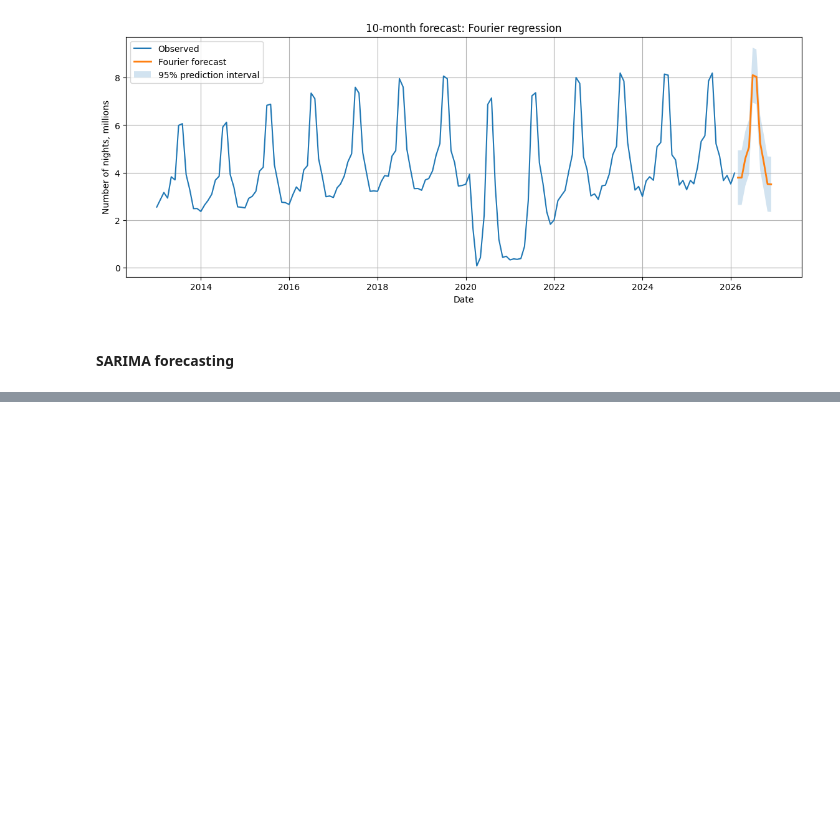
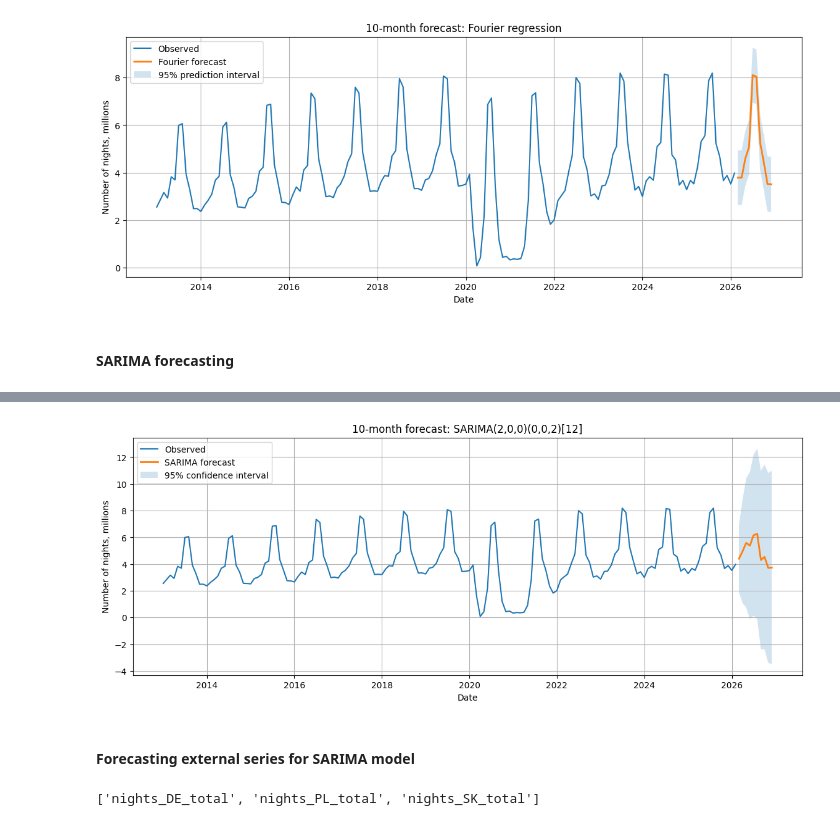
Before and after one commit to nievsky/TourismAnalysis_TimeSeries, a Jupyter notebook: main.ipynb, the cells around one changed output, grey strips where cells are left out. Saved outputs shown, nothing was run; the diff lists cells and outputs as text; code cells hidden in the pictures; blank space fills up the shorter version.

```diff
--- a/main.ipynb
+++ b/main.ipynb
@@ -1636,3 +1636,9 @@ plt.show()
 [figure]
 # %% [markdown]
 #### SARIMA forecasting
+# %%
+sarima_forecast_res = sarima_fit.get_forecast(steps=future_steps)
+sarima_forecast = sarima_forecast_res.summary_frame(alpha=0.05)
+sarima_forecast.index = future_index
+
+display(sarima_forecast)
@@ -1638,0 +1657,34 @@ plt.show()
+# %%
+plt.figure(figsize=(14, 5))
+
+plt.plot(y.index, y / 1_000_000, label="Observed")
+plt.plot(
+    sarima_forecast.index,
+    sarima_forecast["mean"] / 1_000_000,
+    label="SARIMA forecast",
+    linewidth=2
+)
+
+plt.fill_between(
+    sarima_forecast.index,
+    sarima_forecast["mean_ci_lower"] / 1_000_000,
+    sarima_forecast["mean_ci_upper"] / 1_000_000,
+    alpha=0.2,
+    label="95% confidence interval"
+)
+
+plt.title("10-month forecast: SARIMA(2,0,0)(0,0,2)[12]")
+plt.xlabel("Date")
+plt.ylabel("Number of nights, millions")
+plt.legend()
+plt.grid(True)
+plt.show()
+# %% [output]
+[figure, added]
+# %% [markdown]
+#### Forecasting external series for SARIMA model
+# %%
+best_exog_cols = best_obj["exog_cols"]
+print(best_exog_cols)
+# %% [output]
+['nights_DE_total', 'nights_PL_total', 'nights_SK_total']
```
Also changed, not shown: parts of 11 cells of this notebook.
